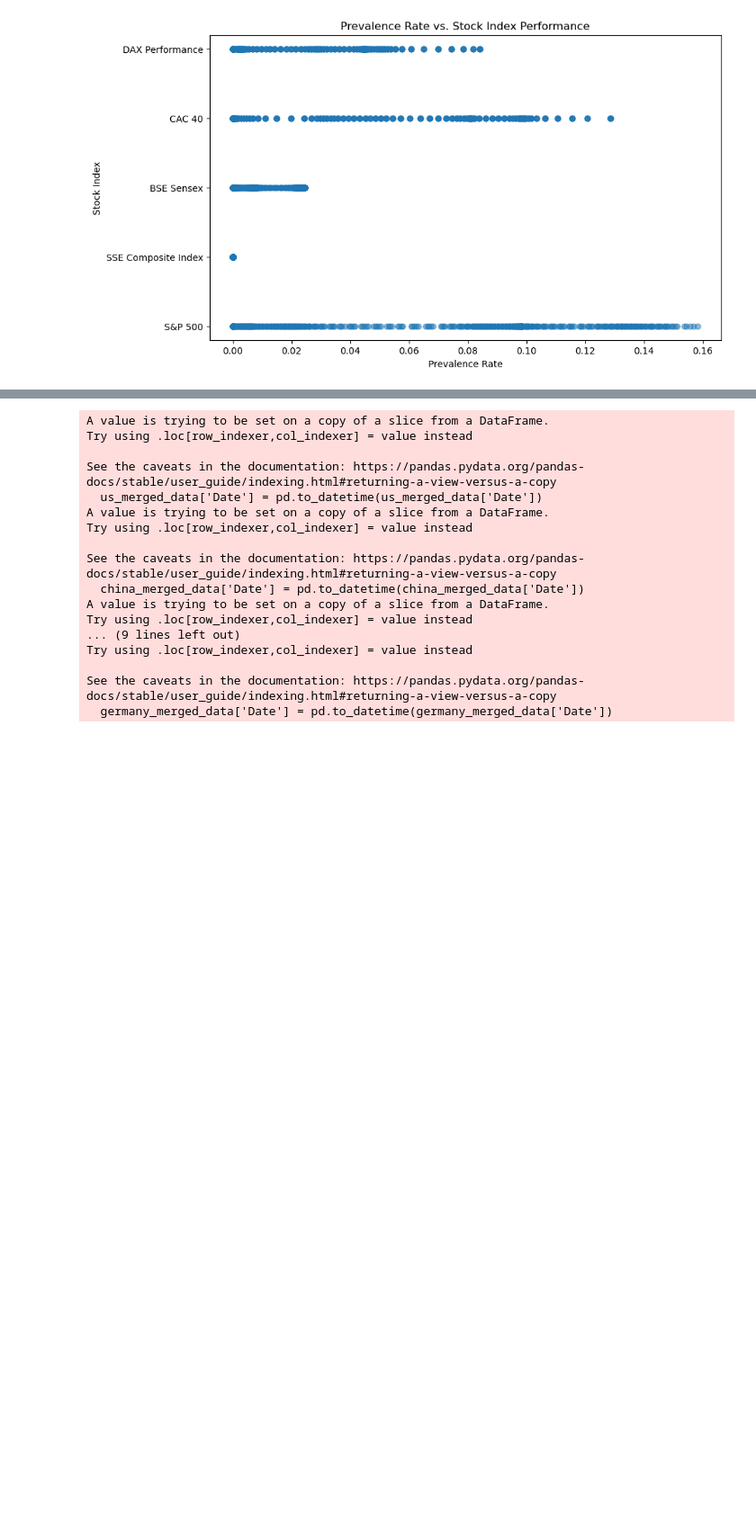
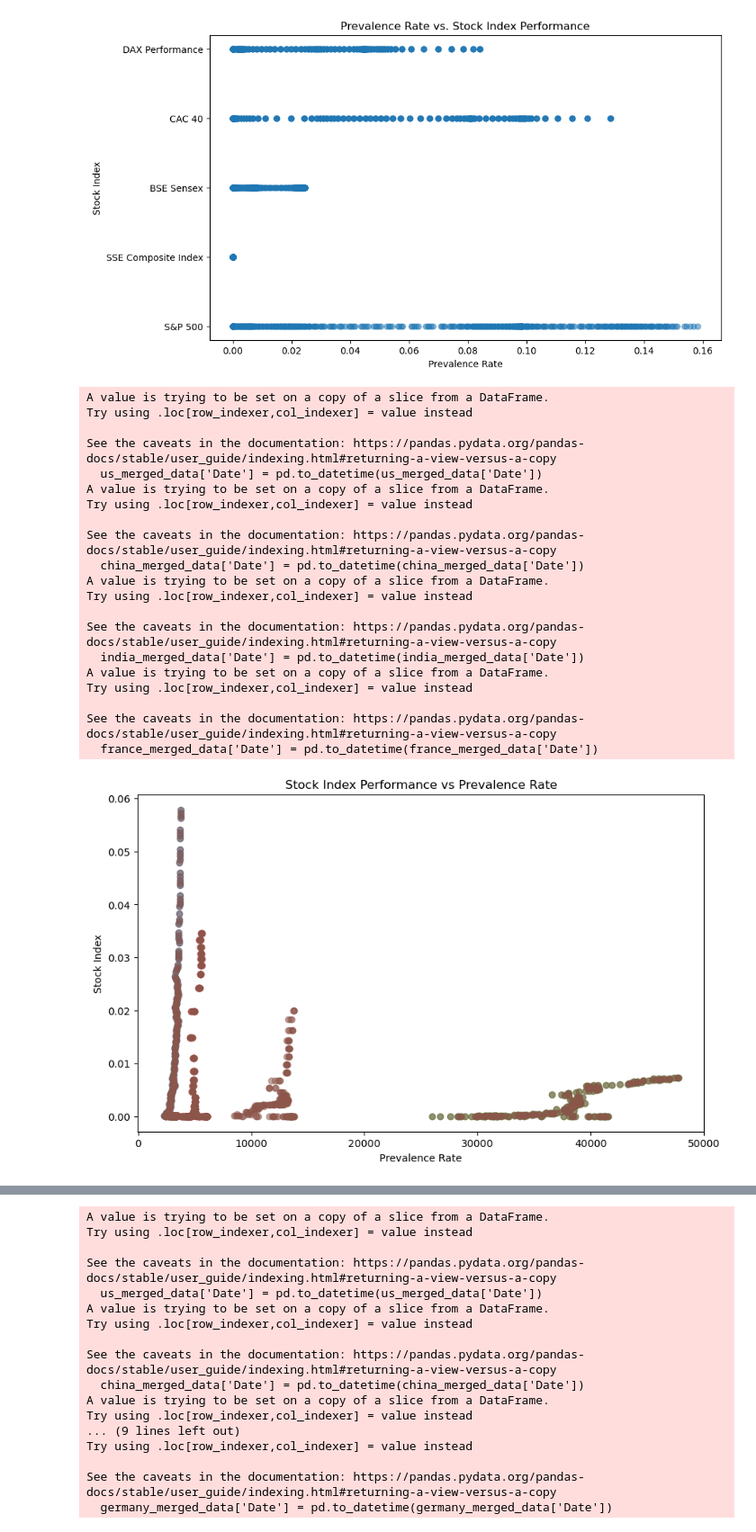
Before and after one commit to datla-ria/Project-1, a Jupyter notebook: project-1.ipynb, the cells around one changed output, grey strips where cells are left out. Shown at 90% size. Drawn from its saved outputs; the diff is of its cells as text; code cells hidden in the pictures; blank space fills up the shorter version.

```diff
--- a/project-1.ipynb
+++ b/project-1.ipynb
@@ -905,3 +907,56 @@ Try using .loc[row_indexer,col_indexer] = value instead
 See the caveats in the documentation: https://pandas.pydata.org/pandas-docs/stable/user_guide/indexing.html#returning-a-view-versus-a-copy
   germany_merged_data['Date'] = pd.to_datetime(germany_merged_data['Date'])
 [figure]
+# %%
+Prevalence rate vs Stock index comparison
+
+merged_indices_and_covid['Prevalence Rate'] = merged_indices_and_covid['Total Cases'] / merged_indices_and_covid['Population']
+
+us_merged_data = merged_indices_and_covid[merged_indices_and_covid["Index"] == "S&P 500"]
+china_merged_data = merged_indices_and_covid[merged_indices_and_covid["Index"] == "SSE Composite Index"]
+india_merged_data = merged_indices_and_covid[merged_indices_and_covid["Index"] == "BSE Sensex"]
+france_merged_data = merged_indices_and_covid[merged_indices_and_covid["Index"] == "CAC 40"]
+germany_merged_data = merged_indices_and_covid[merged_indices_and_covid["Index"] == "Dax Performance"]
+
+us_merged_data['Date'] = pd.to_datetime(us_merged_data['Date'])
+china_merged_data['Date'] = pd.to_datetime(china_merged_data['Date'])
+india_merged_data['Date'] = pd.to_datetime(india_merged_data['Date'])
+france_merged_data['Date'] = pd.to_datetime(france_merged_data['Date'])
+germany_merged_data['Date'] = pd.to_datetime(germany_merged_data['Date'])
+
+merged_indices_and_covid = merged_indices_and_covid.dropna(subset=['Prevalence Rate', 'Close'])
+
+plt.figure(figsize=(10, 6))
+plt.scatter(us_merged_data['Close'], us_merged_data['Prevalence Rate'], label='USA', alpha=0.5)
+plt.scatter(china_merged_data['Close'], china_merged_data['Prevalence Rate'], label='China', alpha=0.5)
+plt.scatter(india_merged_data['Close'], india_merged_data['Prevalence Rate'], label='India', alpha=0.5)
+plt.scatter(france_merged_data['Close'], france_merged_data['Prevalence Rate'], label='France', alpha=0.5)
+plt.scatter(germany_merged_data['Close'], germany_merged_data['Prevalence Rate'], label='Germany', alpha=0.5)
+
+plt.scatter(merged_indices_and_covid['Close'], merged_indices_and_covid['Prevalence Rate'], alpha=0.5)
+plt.xlabel('Prevalence Rate')
+plt.ylabel('Stock Index')
+plt.title('Stock Index Performance vs Prevalence Rate')
+plt.show()
+# %% [output]
+A value is trying to be set on a copy of a slice from a DataFrame.
+Try using .loc[row_indexer,col_indexer] = value instead
+
+See the caveats in the documentation: https://pandas.pydata.org/pandas-docs/stable/user_guide/indexing.html#returning-a-view-versus-a-copy
+  us_merged_data['Date'] = pd.to_datetime(us_merged_data['Date'])
+A value is trying to be set on a copy of a slice from a DataFrame.
+Try using .loc[row_indexer,col_indexer] = value instead
+
+See the caveats in the documentation: https://pandas.pydata.org/pandas-docs/stable/user_guide/indexing.html#returning-a-view-versus-a-copy
+  china_merged_data['Date'] = pd.to_datetime(china_merged_data['Date'])
+A value is trying to be set on a copy of a slice from a DataFrame.
+Try using .loc[row_indexer,col_indexer] = value instead
+
+See the caveats in the documentation: https://pandas.pydata.org/pandas-docs/stable/user_guide/indexing.html#returning-a-view-versus-a-copy
+  india_merged_data['Date'] = pd.to_datetime(india_merged_data['Date'])
+A value is trying to be set on a copy of a slice from a DataFrame.
+Try using .loc[row_indexer,col_indexer] = value instead
+
+See the caveats in the documentation: https://pandas.pydata.org/pandas-docs/stable/user_guide/indexing.html#returning-a-view-versus-a-copy
+  france_merged_data['Date'] = pd.to_datetime(france_merged_data['Date'])
+[figure, added]
```
Also changed, not shown: parts of 7 cells of this notebook.
